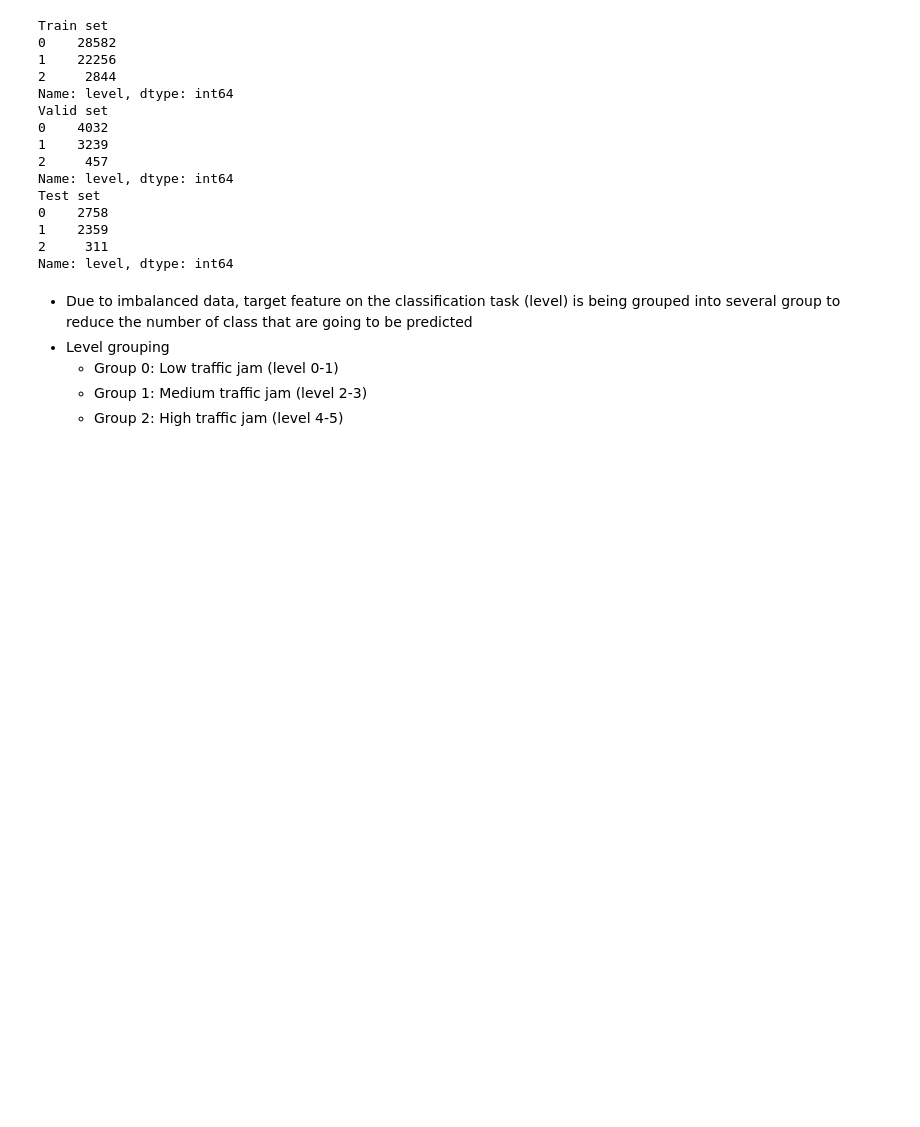
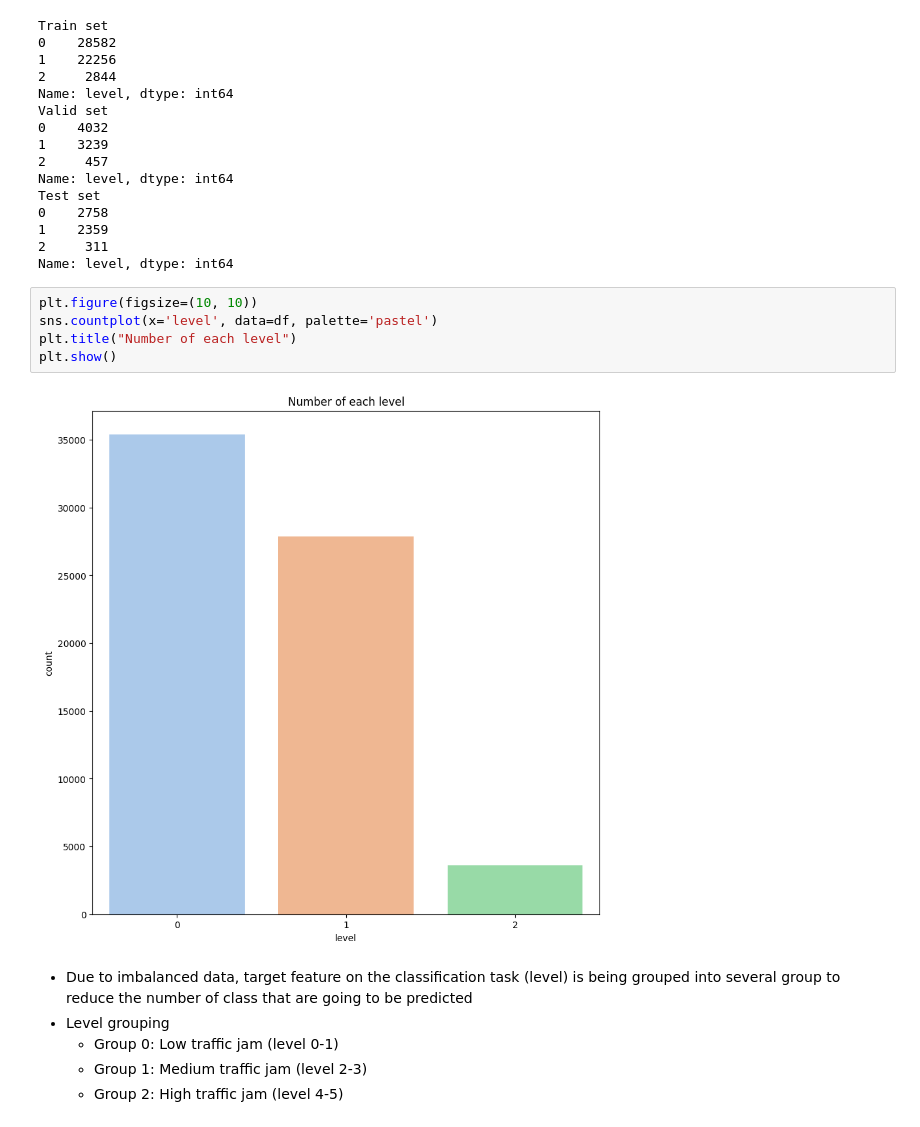
Before and after one commit to GibranBrahmanta/DSLS-MiniProject-DataScientist, a Jupyter notebook: notebook/03_eda_final_dataset.ipynb, the cells around one changed output. Drawn from its saved outputs; the diff is of its cells as text; blank space fills up the shorter version.

```diff
--- a/notebook/03_eda_final_dataset.ipynb
+++ b/notebook/03_eda_final_dataset.ipynb
@@ -94,6 +94,13 @@ Test set
 1    2359
 2     311
 Name: level, dtype: int64
+# %%
+plt.figure(figsize=(10, 10))
+sns.countplot(x='level', data=df, palette='pastel')
+plt.title("Number of each level")
+plt.show()
+# %% [output]
+[figure, added]
 # %% [markdown]
 - Due to imbalanced data, target feature on the classification task (level) is being grouped into several group to reduce the number of class that are going to be predicted
 - Level grouping
```
Also changed, not shown: parts of 1 cell of this notebook, 23 other files.
